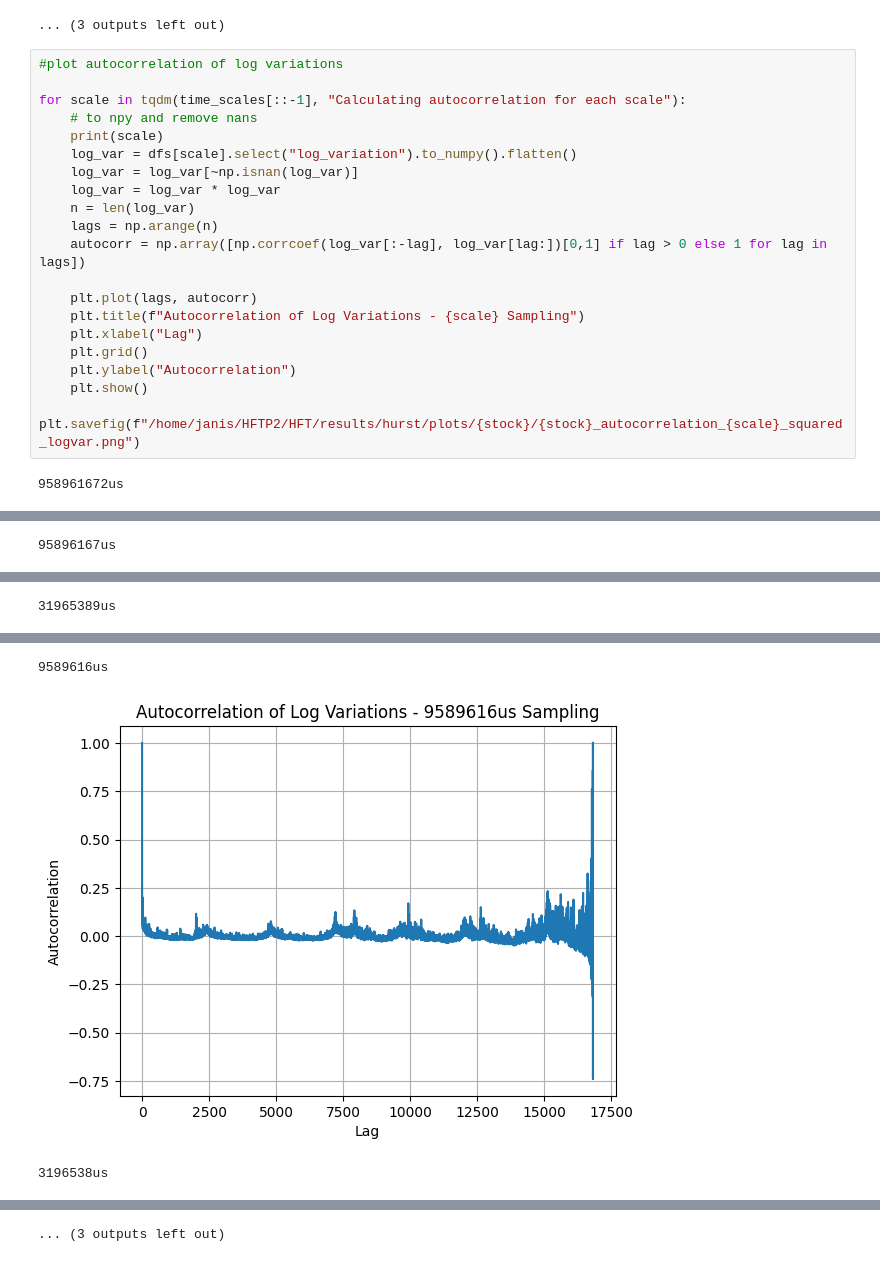
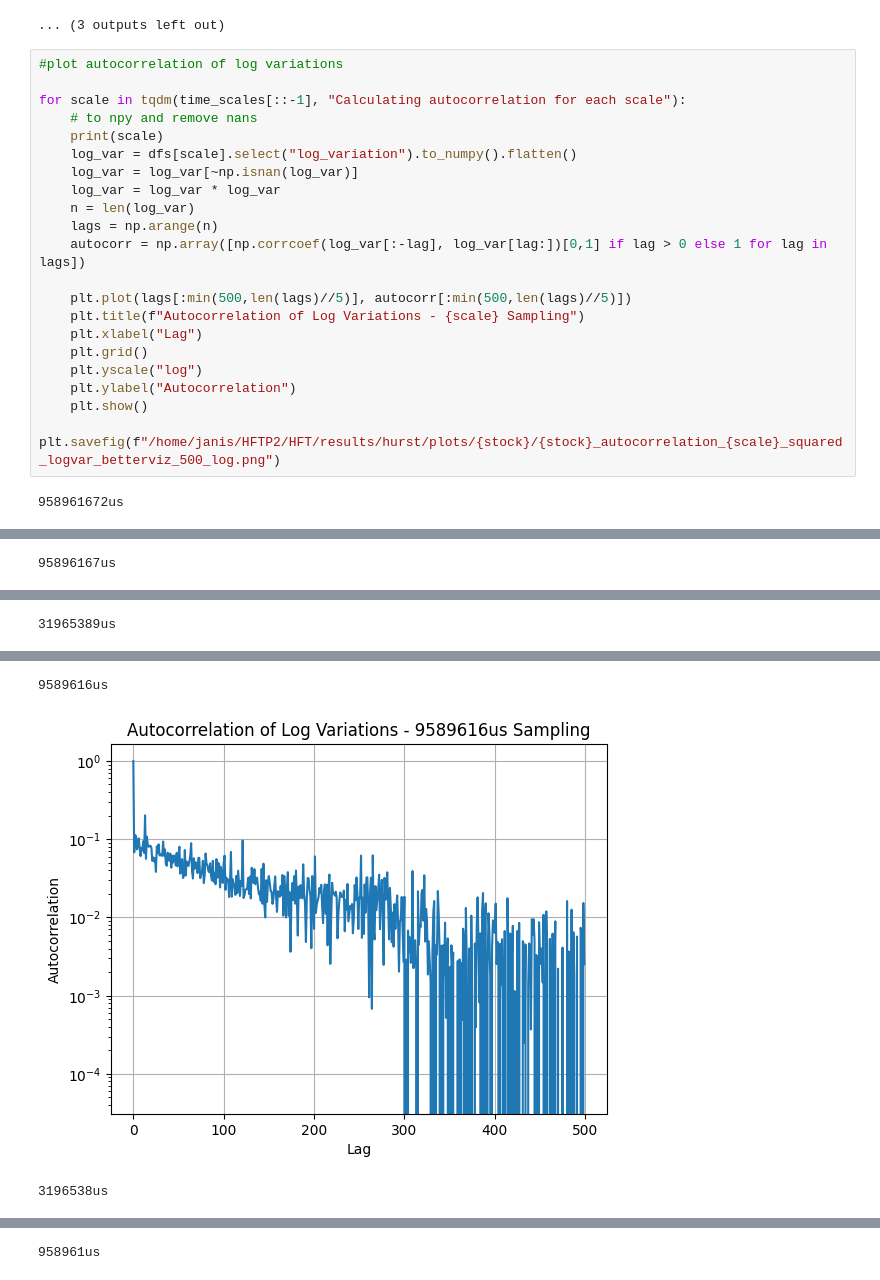
Before and after one commit to janisaiad/HFT, a Jupyter notebook: data/curating/extract_vol_process.ipynb, the cells around one changed output, grey strips where cells are left out. Drawn from its saved outputs; the diff is of its cells as text.

Commit message:
log scale viz

```diff
--- a/data/curating/extract_vol_process.ipynb
+++ b/data/curating/extract_vol_process.ipynb
@@ -455,12 +455,13 @@ for scale in tqdm(time_scales[::-1], "Calculating autocorrelation for each scale
     lags = np.arange(n)
     autocorr = np.array([np.corrcoef(log_var[:-lag], log_var[lag:])[0,1] if lag > 0 else 1 for lag in lags])
 
-    plt.plot(lags, autocorr)
+    plt.plot(lags[:min(500,len(lags)//5)], autocorr[:min(500,len(lags)//5)])
     plt.title(f"Autocorrelation of Log Variations - {scale} Sampling")
     plt.xlabel("Lag")
     plt.grid()
+    plt.yscale("log")
     plt.ylabel("Autocorrelation")
     plt.show()
-    plt.savefig(f"/home/janis/HFTP2/HFT/results/hurst/plots/{stock}/{stock}_autocorrelation_{scale}_squared_logvar.png")
+    plt.savefig(f"/home/janis/HFTP2/HFT/results/hurst/plots/{stock}/{stock}_autocorrelation_{scale}_squared_logvar_betterviz_500_log.png")
 # %% [output]
 958961672us
@@ -474,3 +475,3 @@ for scale in tqdm(time_scales[::-1], "Calculating autocorrelation for each scale
 9589616us
-[figure, old version]
+[figure, new version]
 3196538us
@@ -478 +479 @@ for scale in tqdm(time_scales[::-1], "Calculating autocorrelation for each scale
-... (3 outputs left out)
+958961us
```
Also changed, not shown: parts of 1 cell of this notebook, 20 other files.
